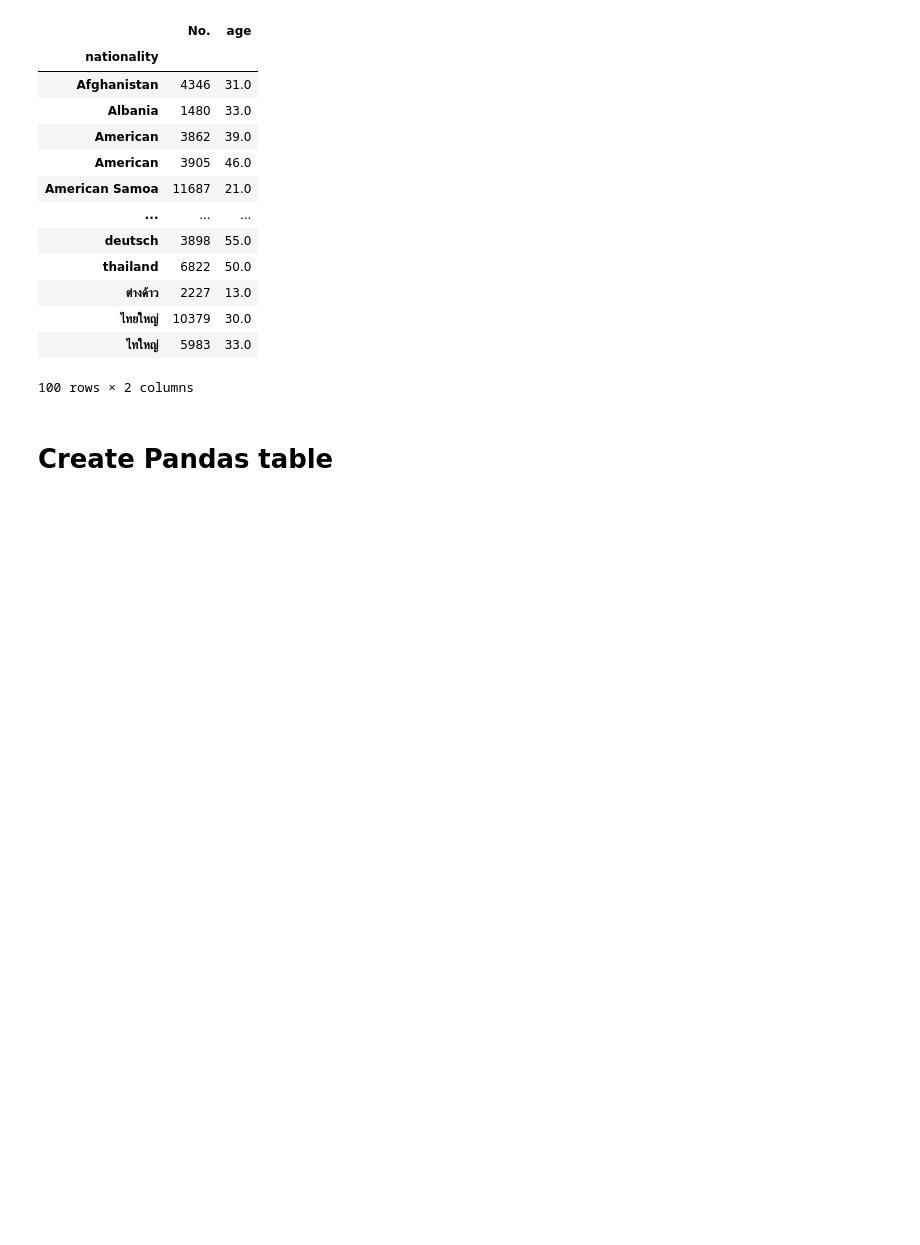
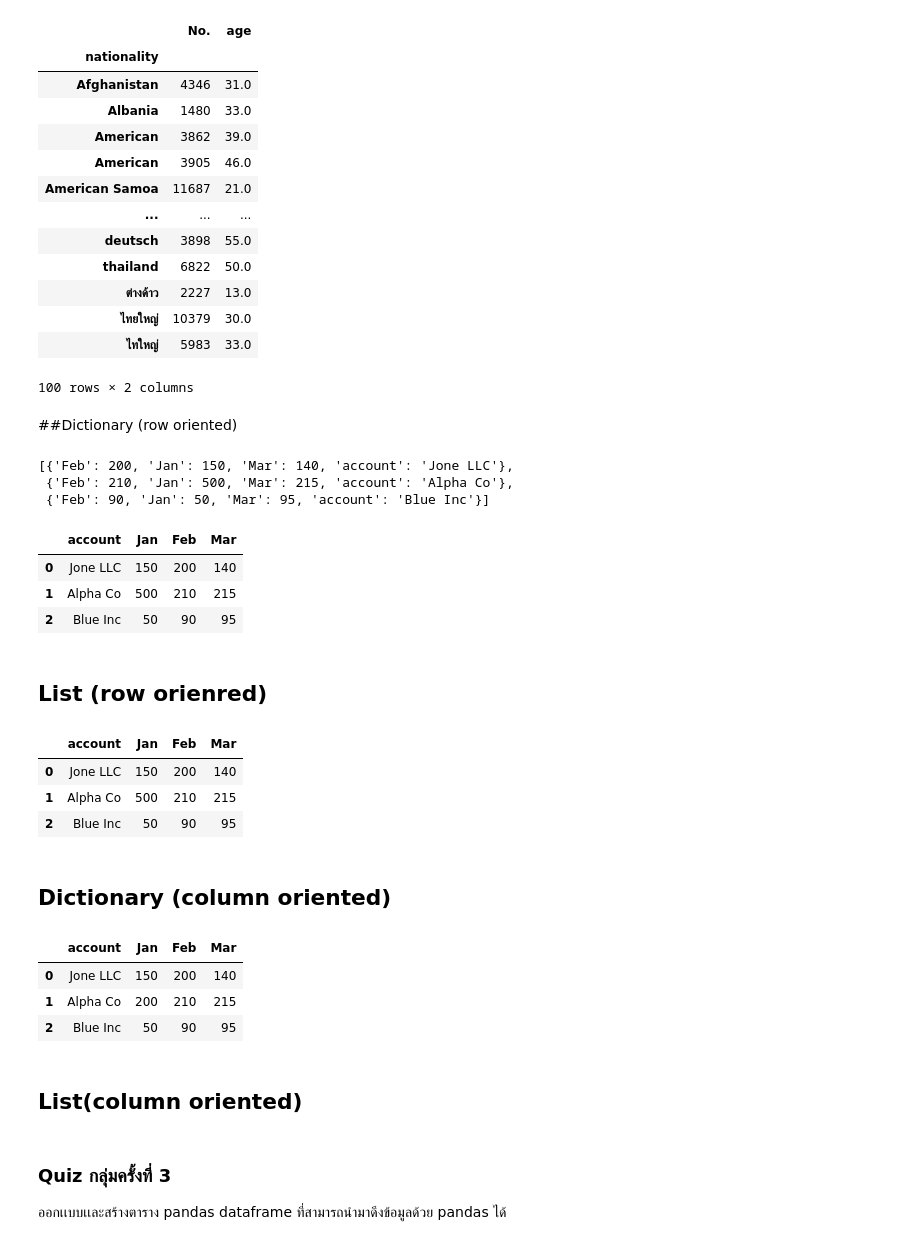
Before and after one commit to Supakornnn/data_viz_2022, a Jupyter notebook: Pandas102.ipynb, the cells around one changed output. Cells and saved outputs as stored; diff of their text form; code cells hidden in the pictures; blank space fills up the shorter version.

```diff
--- a/Pandas102.ipynb
+++ b/Pandas102.ipynb
@@ -331,5 +331,5 @@ data_df.groupby('nationality').min(' ')  # จัด group และคำนว
 | ไทยใหญ่ | 10379 | 30.0 |
 | ไทใหญ่ | 5983 | 33.0 |
 100 rows × 2 columns
-# %% [markdown]
-# Create Pandas table
+# %% [markdown]
+##Dictionary (row oriented)
@@ -335,0 +338,21 @@ data_df.groupby('nationality').min(' ')  # จัด group และคำนว
+# %%
+data_list = [ {'account':'Jone LLC','Jan':150,'Feb':200,'Mar':140},
+             {'account':'Alpha Co','Jan':500,'Feb':210,'Mar':215},
+             {'account':'Blue Inc','Jan':50,'Feb':90,'Mar':95},
+]
+# %%
+data_list
+# %% [output]
+[{'Feb': 200, 'Jan': 150, 'Mar': 140, 'account': 'Jone LLC'},
+ {'Feb': 210, 'Jan': 500, 'Mar': 215, 'account': 'Alpha Co'},
+ {'Feb': 90, 'Jan': 50, 'Mar': 95, 'account': 'Blue Inc'}]
+# %%
+df1 = pd.DataFrame(data_list)
+df1
+# %% [output]
+|  | account | Jan | Feb | Mar |
+| 0 | Jone LLC | 150 | 200 | 140 |
+| 1 | Alpha Co | 500 | 210 | 215 |
+| 2 | Blue Inc | 50 | 90 | 95 |
+# %% [markdown]
+## List (row orienred)
@@ -335,0 +364,10 @@ data_df.groupby('nationality').min(' ')  # จัด group และคำนว
+# %%
+df2 = pd.DataFrame.from_records(data,columns=header)
+df2
+# %% [output]
+|  | account | Jan | Feb | Mar |
+| 0 | Jone LLC | 150 | 200 | 140 |
+| 1 | Alpha Co | 500 | 210 | 215 |
+| 2 | Blue Inc | 50 | 90 | 95 |
+# %% [markdown]
+## Dictionary (column oriented)
@@ -335,0 +380,10 @@ data_df.groupby('nationality').min(' ')  # จัด group และคำนว
+# %%
+df3 = pd.DataFrame.from_dict(data_dict)
+df3
+# %% [output]
+|  | account | Jan | Feb | Mar |
+| 0 | Jone LLC | 150 | 200 | 140 |
+| 1 | Alpha Co | 200 | 210 | 215 |
+| 2 | Blue Inc | 50 | 90 | 95 |
+# %% [markdown]
+## List(column oriented)
@@ -335,0 +399,4 @@ data_df.groupby('nationality').min(' ')  # จัด group และคำนว
+# %% [markdown]
+### Quiz กลุ่มครั้งที่ 3
+
+ออกเเบบเเละสร้างตาราง pandas dataframe ที่สามารถนำมาดึงข้อมูลด้วย pandas ได้
```
Also changed, not shown: parts of 11 cells of this notebook.
